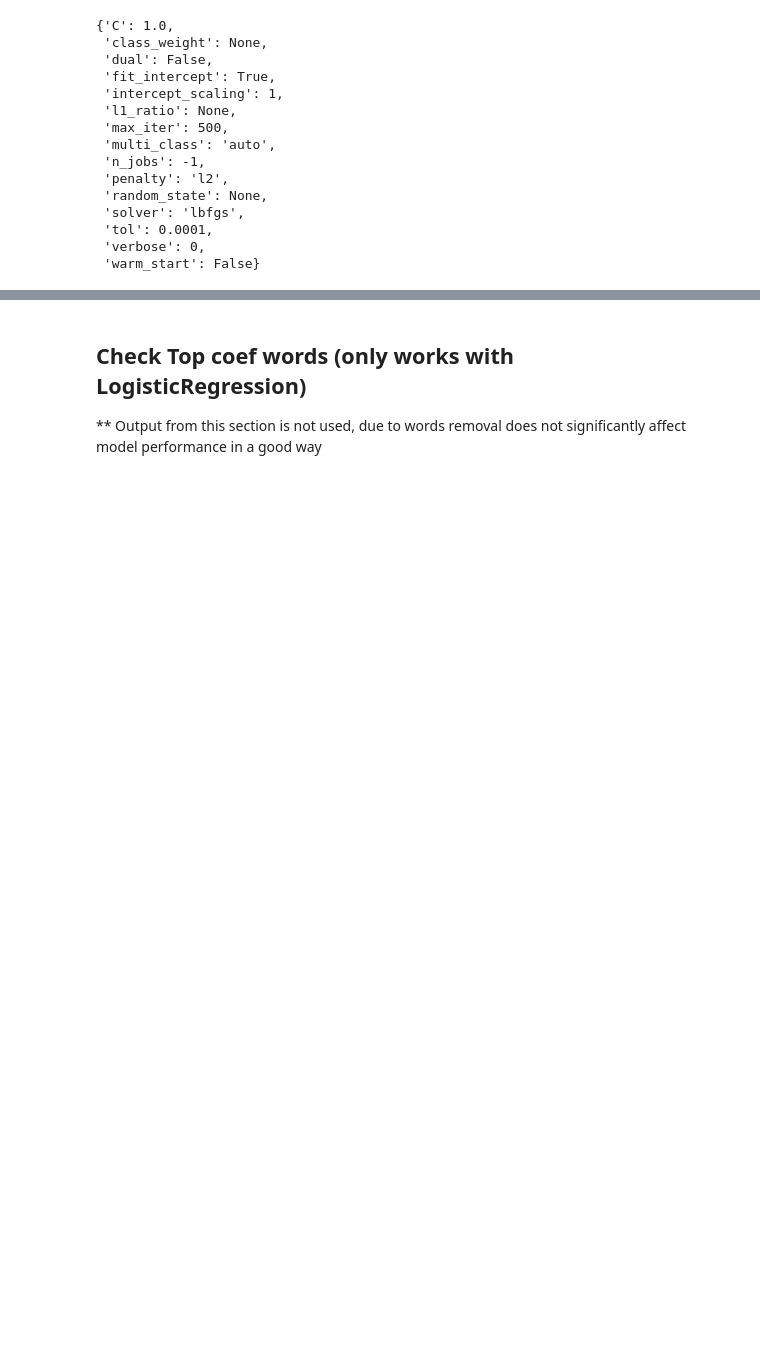
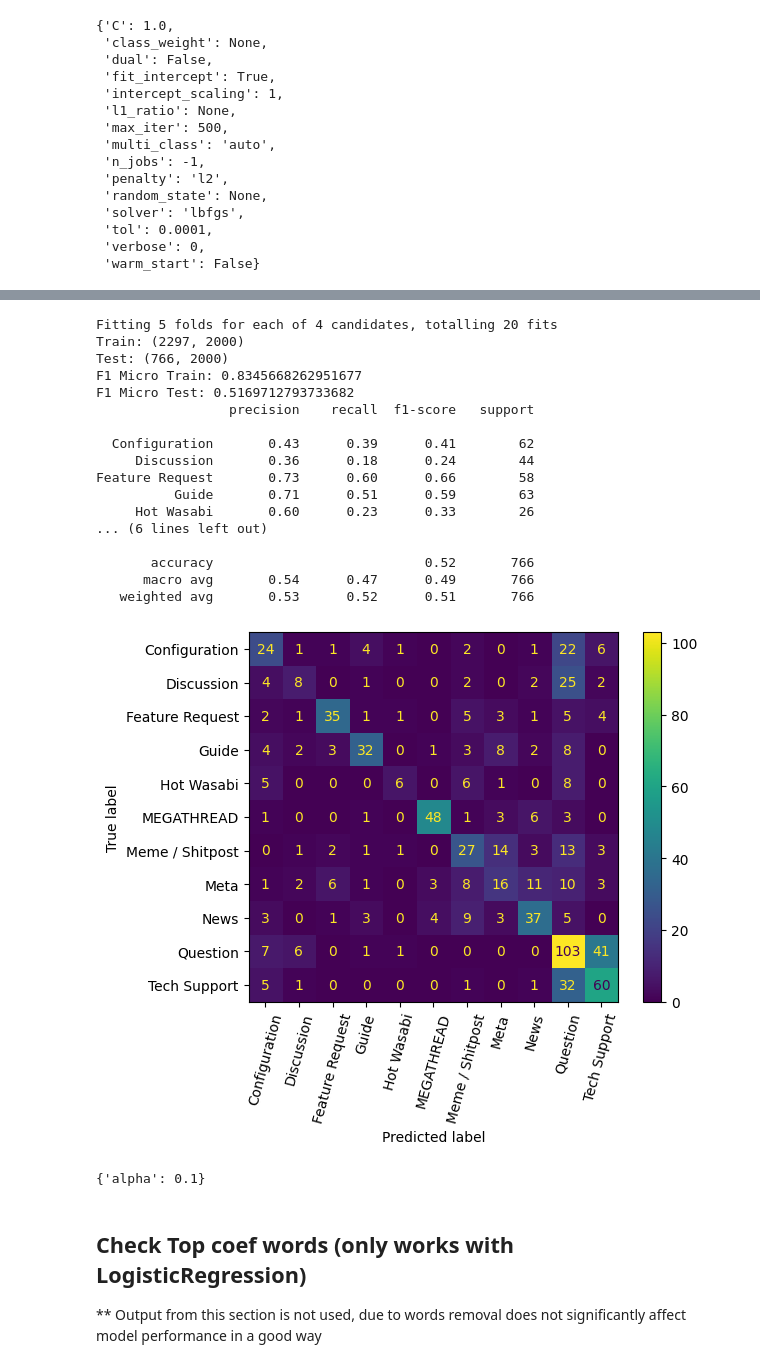
Before and after one commit to wtwwitt/project_3_subreddit_flair_suggestion, a Jupyter notebook: code/2_selected_model_optimization_and_error_analysis.ipynb, the cells around one changed output, grey strips where cells are left out. Saved outputs shown, nothing was run; the diff lists cells and outputs as text; code cells hidden in the pictures; blank space fills up the shorter version.

```diff
--- a/code/2_selected_model_optimization_and_error_analysis.ipynb
+++ b/code/2_selected_model_optimization_and_error_analysis.ipynb
@@ -345,0 +391,3 @@ est_gs.best_params_
+# %%
+# Initiate estimator (select one)
+nb = MultinomialNB()
@@ -346,3 +398,33 @@ est_gs.best_params_
+# %%
+# For NB
+nb_params = {
+    'alpha': [0.001, 0.01, 0.1, 1]
+}
+# %%
+nb_gs = grid_train_and_evaluate(X_tvec_filtered, y_tvec_filtered, nb, nb_params)
+# %% [output]
+Fitting 5 folds for each of 4 candidates, totalling 20 fits
+Train: (2297, 2000)
+Test: (766, 2000)
+F1 Micro Train: 0.8345668262951677
+F1 Micro Test: 0.5169712793733682
+                 precision    recall  f1-score   support
+
+  Configuration       0.43      0.39      0.41        62
+     Discussion       0.36      0.18      0.24        44
+Feature Request       0.73      0.60      0.66        58
+          Guide       0.71      0.51      0.59        63
+     Hot Wasabi       0.60      0.23      0.33        26
+... (6 lines left out)
+
+       accuracy                           0.52       766
+      macro avg       0.54      0.47      0.49       766
+   weighted avg       0.53      0.52      0.51       766
+[figure, added]
+# %%
+nb_gs.best_params_
+# %% [output]
+{'alpha': 0.1}
 # %% [markdown]
 ## Check Top coef words (only works with LogisticRegression)
 ** Output from this section is not used, due to words removal does not significantly affect model performance in a good way
```
Also changed, not shown: parts of 21 cells of this notebook.
